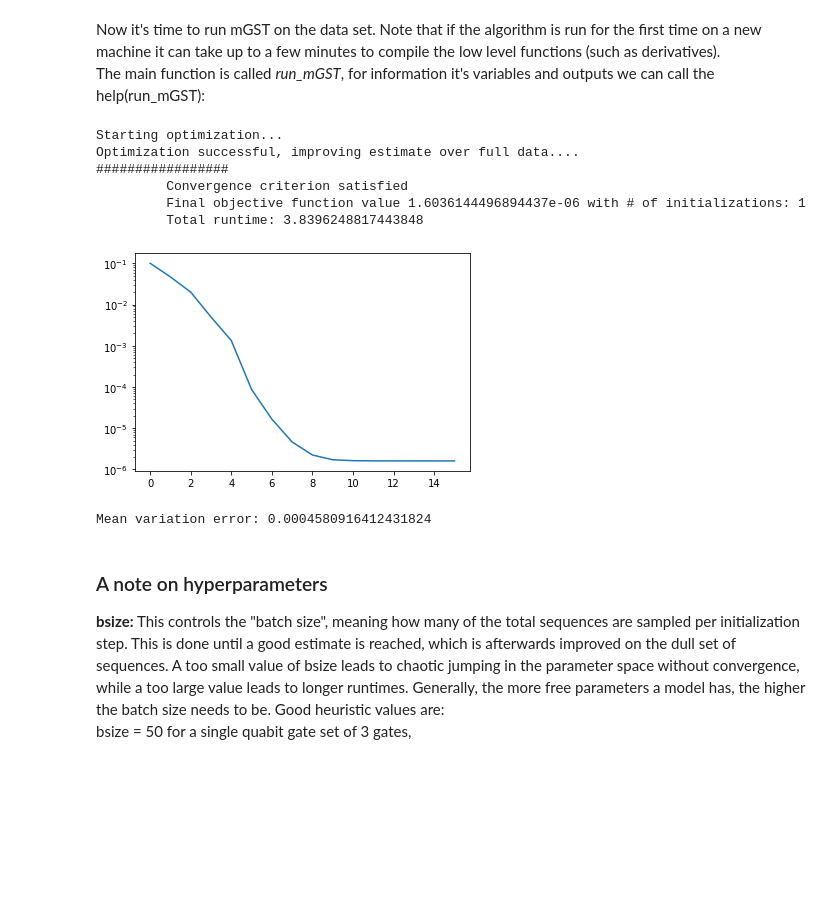
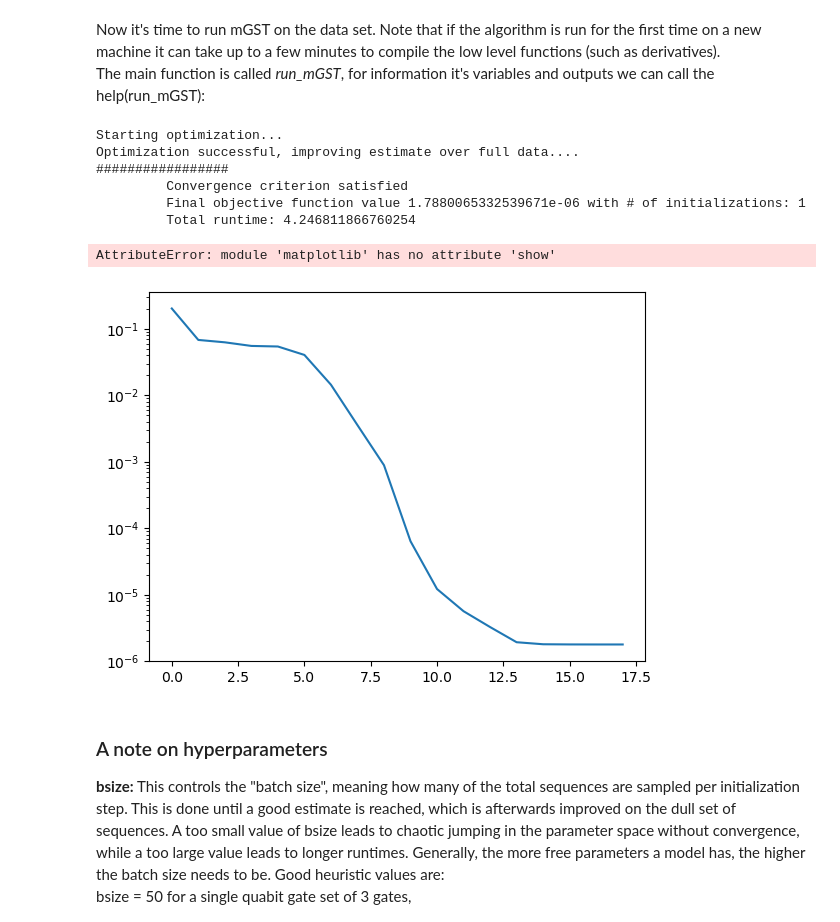
Before and after one commit to rabrie/mGST, a Jupyter notebook: Jupyter tutorials/Basic examples.ipynb, the cells around one changed output. Saved outputs shown, nothing was run; the diff lists cells and outputs as text; code cells hidden in the pictures; blank space fills up the shorter version.

```diff
--- a/Jupyter tutorials/Basic examples.ipynb
+++ b/Jupyter tutorials/Basic examples.ipynb
@@ -53,27 +74,33 @@ E_true = np.array([E1, E2]).astype(np.complex128)   # Full POVM
 # %% [markdown]
 Next up we need some gate sequence instructions and simulated measurements. Each gate is identified by an index between 0 and d-1, meaning a gate sequences can most simply be represented by a list of gate indices. We write a full set containing *N* many sequence instructions as a numpy array *J* of shape *N* x *d*. The resulting state after each sequences is measured *meas_samples*-times with a POVM consisting of *n_povm* many alements. Therefore we will have *n_povm*-many estimated probabilites per sequences and we can collect all results in a numpy array *y* of shape *n_povm* x *N*.
 # %%
-N = 100 # Number of sequences
-meas_samples = 1e5 # Number of samples per sequences
-J_rand = np.array(random.sample(range(d**l), N))   # generate random numbers between 0 and $d^l - 1$
-J = np.array([local_basis(ind,d,l) for ind in J_rand])   # turn random numbers into gate instructions
-y = np.real(np.array([[E_true[i].conj()@contract(X_true,j)@rho_true for j in J] for i in range(n_povm)]))   # obtain ideal output probabilities
-y_sampled = sampled_measurements(y,meas_samples).copy()   # simulate finite sampling statistics
+N = 100  # Number of sequences
+meas_samples = 1e5  # Number of samples per sequences
+# generate random numbers between 0 and $d^l - 1$
+J_rand = np.array(random.sample(range(d**l), N))
+# turn random numbers into gate instructions
+J = np.array([low_level_jit.local_basis(ind, d, l) for ind in J_rand])
+y = np.real(np.array([[E_true[i].conj()@low_level_jit.contract(X_true, j)@rho_true for j in J]
+            for i in range(n_povm)]))   # obtain ideal output probabilities
+# simulate finite sampling statistics
+y_sampled = additional_fns.sampled_measurements(y, meas_samples).copy()
 # %% [markdown]
 For our first test we use an initialitation where the state preparation and measurement are random, but the gate are just rotated versions of the ideal gates.
 # %%
 delta = .1  # unitary noise parameter
 
 # Generate noisy version of true gate set
-K0 = np.zeros((d,rK,pdim,pdim)).astype(np.complex128)
+K0 = np.zeros((d, rK, pdim, pdim)).astype(np.complex128)
 for i in range(d):
-    U_p = expm(delta*1j*randHerm(pdim)).astype(np.complex128)   # unitary noise
-    K0[i] = np.einsum('jkl,lm',K_true[i],U_p)
-X0 = np.einsum('ijkl,ijnm -> iknlm', K0, K0.conj()).reshape(d,r,r)
+    U_p = expm(delta*1j*additional_fns.randHerm(pdim)
+               ).astype(np.complex128)   # unitary noise
+    K0[i] = np.einsum('jkl,lm', K_true[i], U_p)
+X0 = np.einsum('ijkl,ijnm -> iknlm', K0, K0.conj()).reshape(d, r, r)
 
-rho0 = randpsd(r).copy()   # random initial state
-A0 = randKrausSet(1,r,n_povm)[0].conj()   # random POVM decomposition
-E0 = np.array([(A0[i].T.conj()@A0[i]).reshape(-1) for i in range(n_povm)]).copy()
+rho0 = additional_fns.randpsd(r).copy()   # random initial state
+A0 = additional_fns.randKrausSet(1, r, n_povm)[0].conj()   # random POVM decomposition
+E0 = np.array([(A0[i].T.conj()@A0[i]).reshape(-1)
+              for i in range(n_povm)]).copy()
 # %% [markdown]
 Now it's time to run mGST on the data set. Note that if the algorithm is run for the first time on a new machine it can take up to a few minutes to compile the low level functions (such as derivatives). <br>
 The main function is called *run_mGST*, for information it's variables and outputs we can call the help(run_mGST):
@@ -82,20 +107,21 @@ The main function is called *run_mGST*, for information it's variables and outpu
 # %%
 bsize = 50   # The batch size on which the optimization is started
-K,X,E,rho,res_list = run_mGST(y_sampled,J,l,d,r,rK, n_povm, bsize, meas_samples, method = 'SFN',
-                     max_inits = 10, max_iter = 30, final_iter = 10,
-                     target_rel_prec = 1e-4, init = [K0,E0,rho0])
-plt.semilogy(res_list)   # plot the objective function over the iterations
-plt.show()
-print('Mean variation error:', MVE(X_true,E_true,rho_true,X,E,rho,d,l, n_povm)[0])   # output the final mean variation error
+K, X, E, rho, res_list = algorithm.run_mGST(y_sampled, J, l, d, r, rK, n_povm, bsize, meas_samples, method='SFN',
+                                  max_inits=10, max_iter=30, final_iter=10,
+                                  target_rel_prec=1e-4, init=[K0, E0, rho0])
+plt.pyplot.semilogy(res_list)   # plot the objective function over the iterations
+plt.pyplot.show()
+print('Mean variation error:', additional_fns.MVE(X_true, E_true, rho_true, X, E,
+      rho, d, l, n_povm)[0])   # output the final mean variation error
 # %% [output]
 Starting optimization...
 Optimization successful, improving estimate over full data....
 #################
          Convergence criterion satisfied
-         Final objective function value 1.6036144496894437e-06 with # of initializations: 1
-         Total runtime: 3.8396248817443848
+         Final objective function value 1.7880065332539671e-06 with # of initializations: 1
+         Total runtime: 4.246811866760254
+AttributeError: module 'matplotlib' has no attribute 'show'
-[figure, old version]
+[figure, new version]
-Mean variation error: 0.0004580916412431824
 # %% [markdown]
 ### A note on hyperparameters
 **bsize:** This controls the "batch size", meaning how many of the total sequences are sampled per initialization step. This is done until a good estimate is reached, which is afterwards improved on the dull set of sequences.
```
Also changed, not shown: parts of 14 cells of this notebook, 12 other files.
